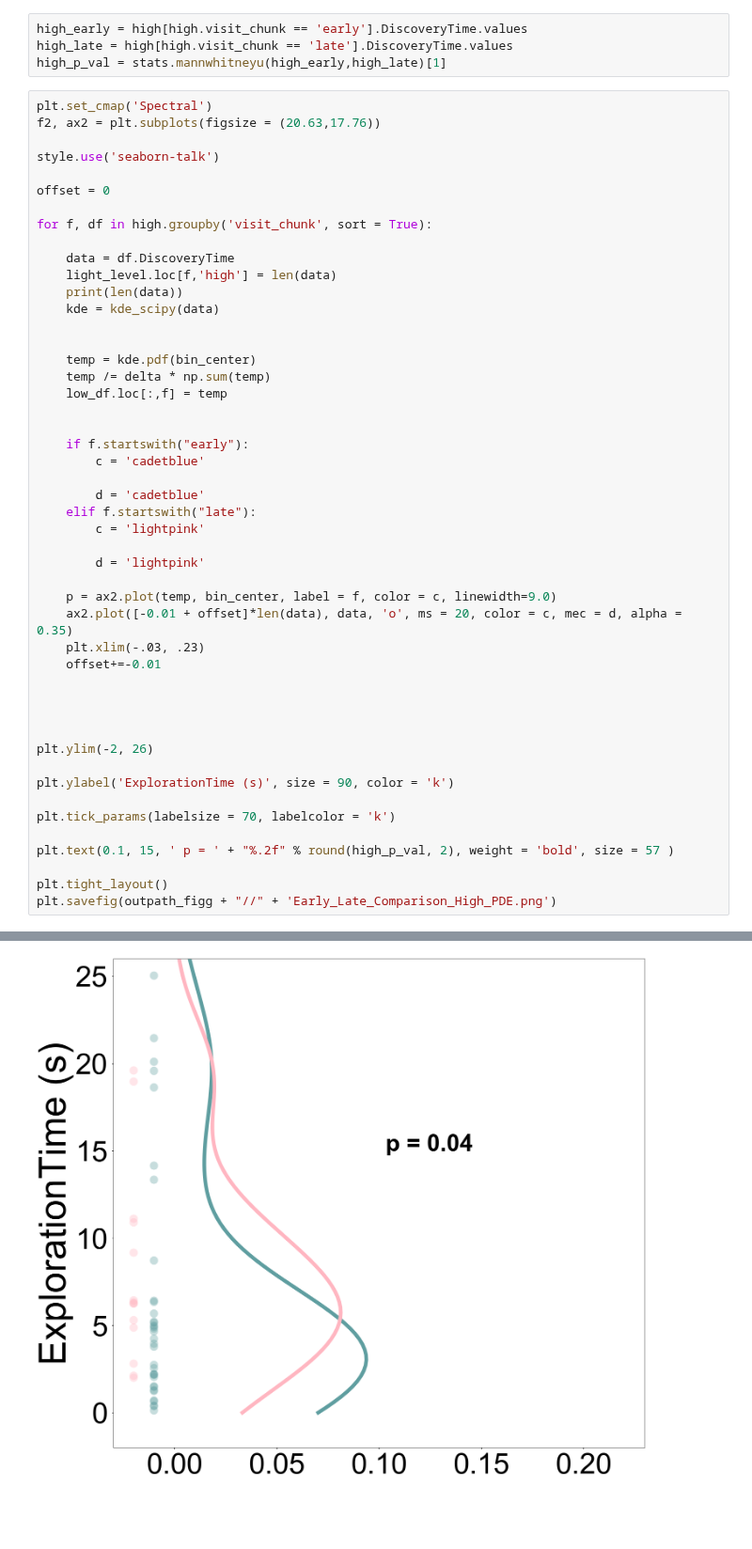
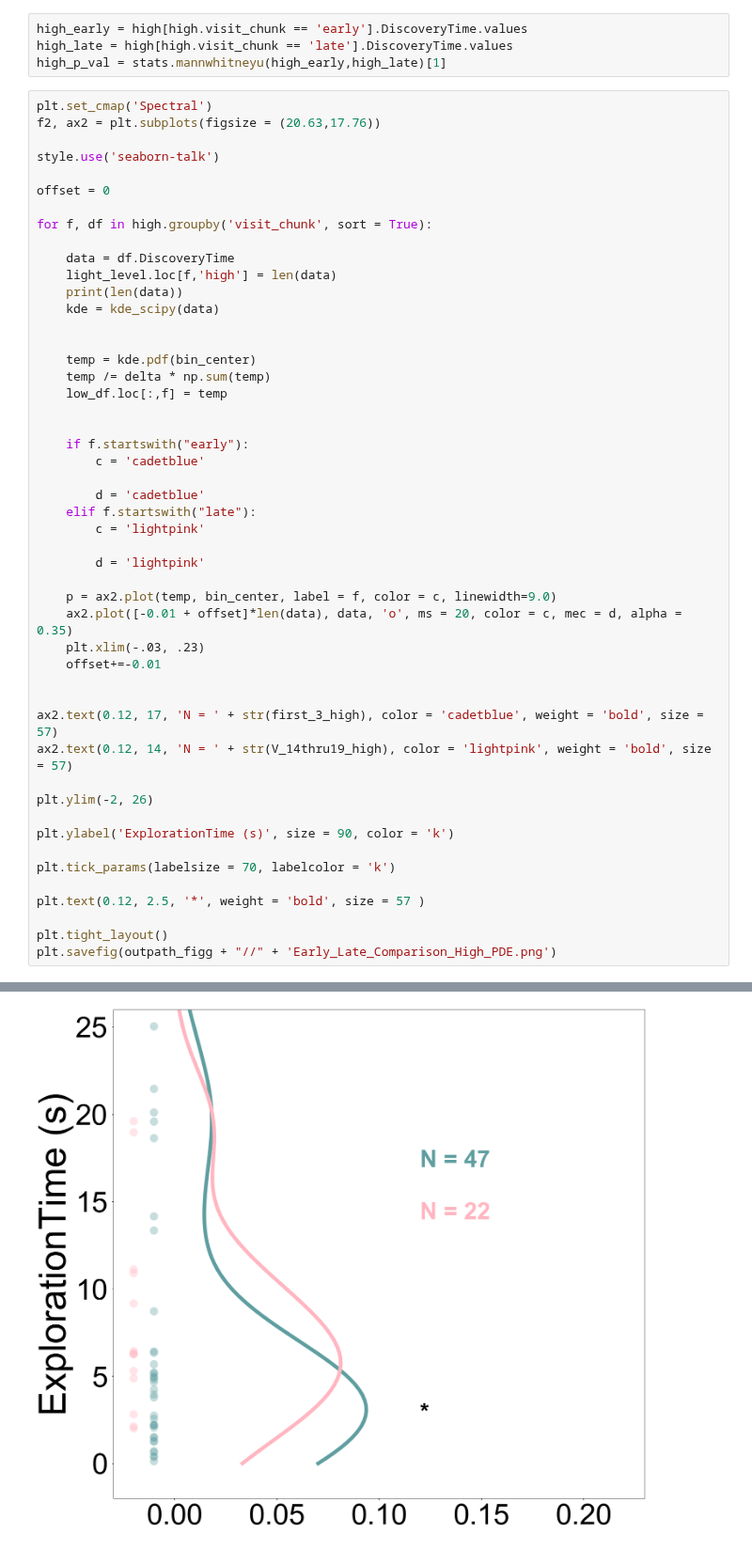
Before and after one commit to itsMahad/ManducaMultiSenseFeeding, a Jupyter notebook: A_Step3_Learning_Curves_And_Probability_Distributions_Git.ipynb, the cells around one changed output, grey strips where cells are left out. Shown at 94% size. Drawn from its saved outputs; the diff is of its cells as text; blank space fills up the shorter version.

```diff
--- a/A_Step3_Learning_Curves_And_Probability_Distributions_Git.ipynb
+++ b/A_Step3_Learning_Curves_And_Probability_Distributions_Git.ipynb
@@ -670,33 +689,34 @@ for f, df in high.groupby('visit_chunk', sort = True):
 
     if f.startswith("early"):
         c = 'cadetblue'
 
         d = 'cadetblue'
     elif f.startswith("late"):
         c = 'lightpink'
 
         d = 'lightpink'
 
     p = ax2.plot(temp, bin_center, label = f, color = c, linewidth=9.0)
     ax2.plot([-0.01 + offset]*len(data), data, 'o', ms = 20, color = c, mec = d, alpha = 0.35)
     plt.xlim(-.03, .23)
     offset+=-0.01
 
 
-
+ax2.text(0.12, 17, 'N = ' + str(first_3_high), color = 'cadetblue', weight = 'bold', size = 57)
+ax2.text(0.12, 14, 'N = ' + str(V_14thru19_high), color = 'lightpink', weight = 'bold', size = 57)
 
 plt.ylim(-2, 26)
 
 plt.ylabel('ExplorationTime (s)', size = 90, color = 'k')
 
 plt.tick_params(labelsize = 70, labelcolor = 'k')
 
-plt.text(0.1, 15, ' p = ' + "%.2f" % round(high_p_val, 2), weight = 'bold', size = 57 )
+plt.text(0.12, 2.5, '*', weight = 'bold', size = 57 )
 
 plt.tight_layout()
 plt.savefig(outpath_figg + "//" + 'Early_Late_Comparison_High_PDE.png')
 # %% [output]
 35
 14
 <Figure size 748.8x514.8 with 0 Axes>
-[figure, old version]
+[figure, new version]
```
Also changed, not shown: parts of 4 cells of this notebook.
